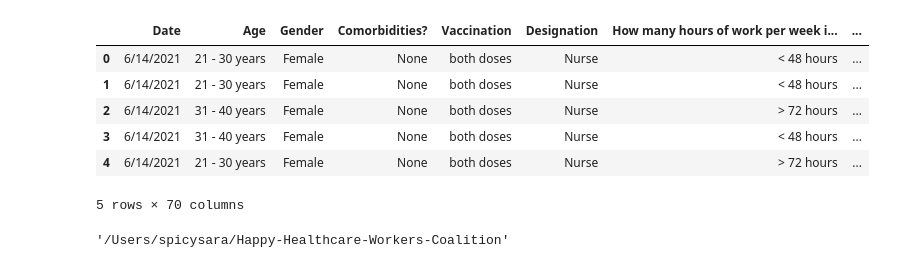
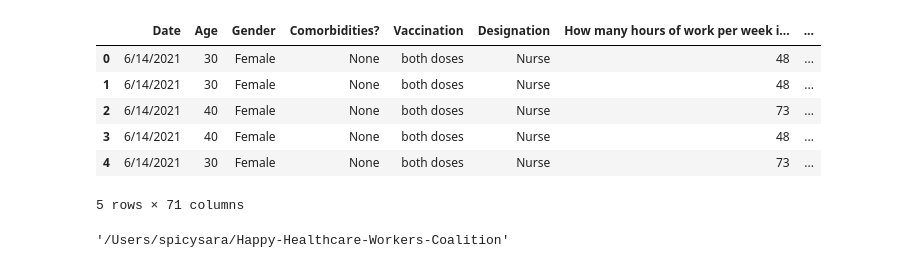
Before and after one commit to aidentariku/Happy-Healthcare-Workers-Coalition, a Jupyter notebook: healthcare.ipynb, the cells around one changed output. Saved outputs shown, nothing was run; the diff lists cells and outputs as text; code cells hidden in the pictures.

```diff
--- a/healthcare.ipynb
+++ b/healthcare.ipynb
@@ -1,24 +1,24 @@
 # %%
 import matplotlib.pyplot as plt
 import pandas as pd
 import scipy.stats as st
 import numpy as np
 
 #import study file:
 
-burn_out_csv_path = "./Burn_Out_Questionnaire_clean_NB.csv"
+burn_out_csv_path = "./Burn Out Questionnaire cleaned.csv"
 
-burn_out_csv = pd.read_csv(burn_out_csv_path)
+burn_out_df = pd.read_csv(burn_out_csv_path)
 
-burn_out_csv.head()
+burn_out_df.head()
 # %% [output]
 |  | Date | Age | Gender | Comorbidities? | Vaccination | Designation | How many hours of work per week i... | ... |
-| 0 | 6/14/2021 | 21 - 30 years | Female | None | both doses | Nurse | < 48 hours | ... |
-| 1 | 6/14/2021 | 21 - 30 years | Female | None | both doses | Nurse | < 48 hours | ... |
-| 2 | 6/14/2021 | 31 - 40 years | Female | None | both doses | Nurse | > 72 hours | ... |
-| 3 | 6/14/2021 | 31 - 40 years | Female | None | both doses | Nurse | < 48 hours | ... |
-| 4 | 6/14/2021 | 21 - 30 years | Female | None | both doses | Nurse | > 72 hours | ... |
+| 0 | 6/14/2021 | 30 | Female | None | both doses | Nurse | 48 | ... |
+| 1 | 6/14/2021 | 30 | Female | None | both doses | Nurse | 48 | ... |
+| 2 | 6/14/2021 | 40 | Female | None | both doses | Nurse | 73 | ... |
+| 3 | 6/14/2021 | 40 | Female | None | both doses | Nurse | 48 | ... |
+| 4 | 6/14/2021 | 30 | Female | None | both doses | Nurse | 73 | ... |
-5 rows × 70 columns
+5 rows × 71 columns
 # %%
 %pwd
 # %% [output]
```
Also changed, not shown: parts of 3 cells of this notebook, 2 other files.
